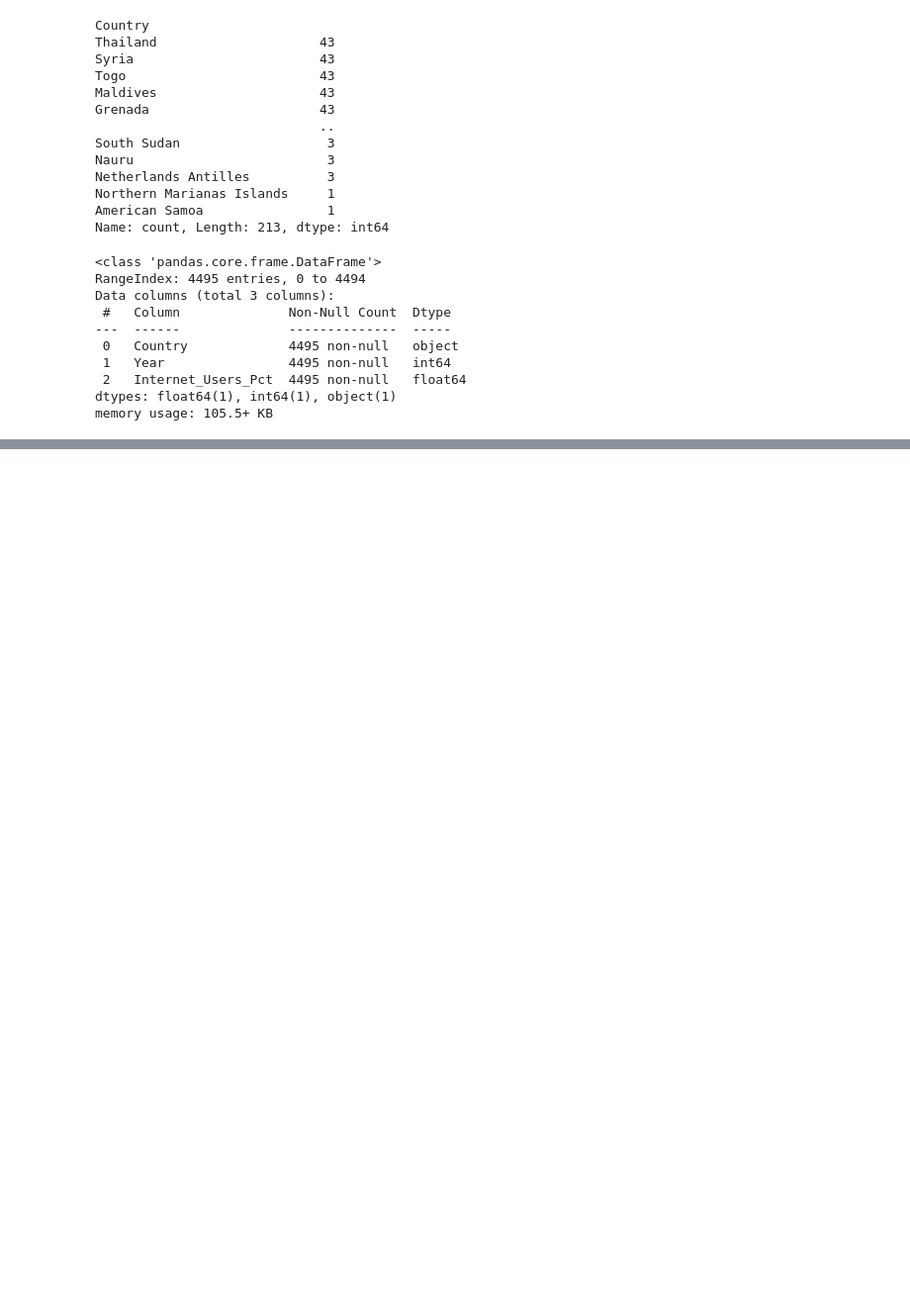
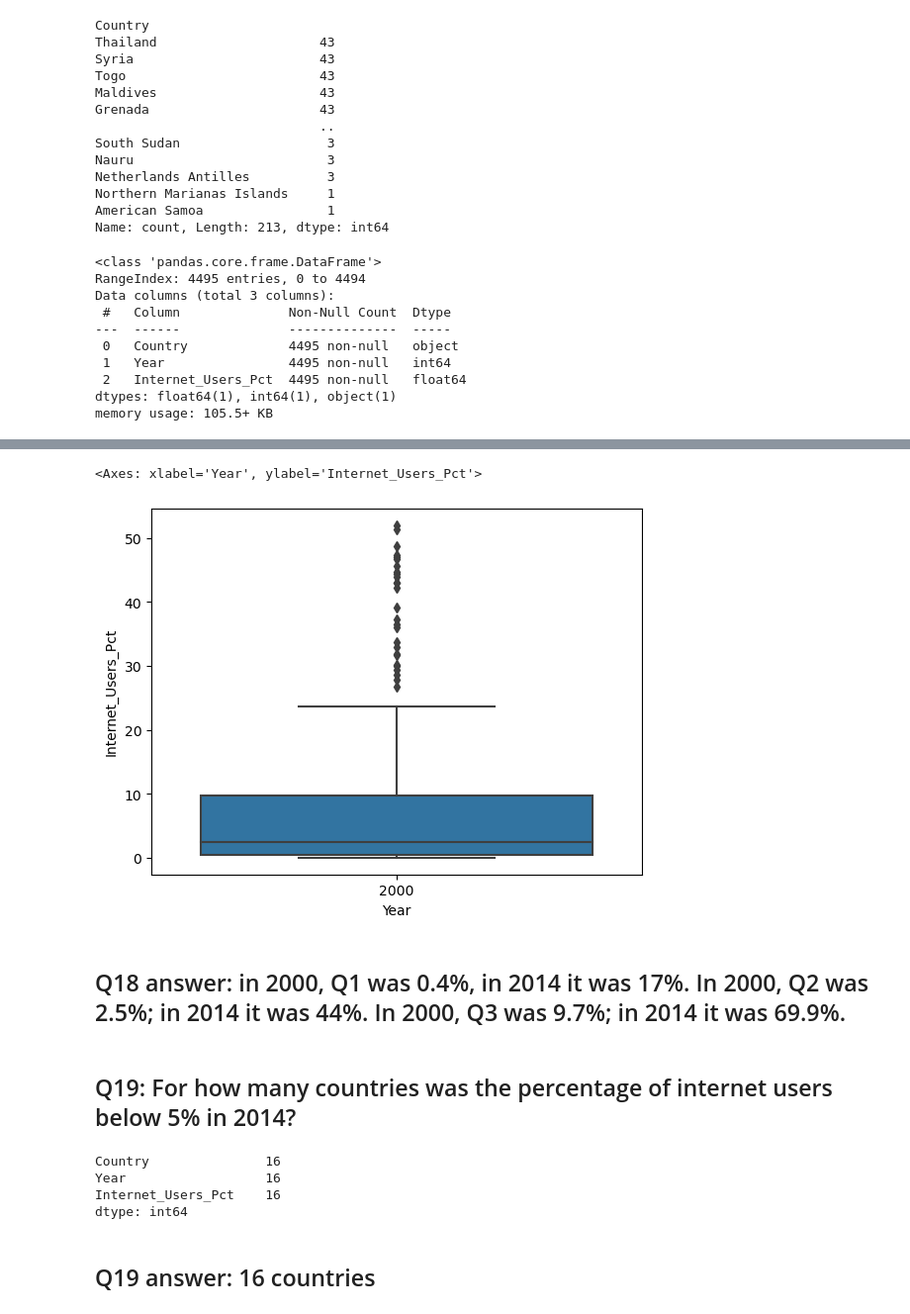
Before and after one commit to NSS-Data-Analytics-Cohort-11/undata-eemchadwick, a Jupyter notebook: notebook/UN_data_analysis.ipynb, the cells around one changed output, grey strips where cells are left out. Shown at 99% size. Saved outputs shown, nothing was run; the diff lists cells and outputs as text; code cells hidden in the pictures; blank space fills up the shorter version.

```diff
--- a/notebook/UN_data_analysis.ipynb
+++ b/notebook/UN_data_analysis.ipynb
@@ -1016,0 +822,19 @@ gdp_and_internet_use_2014.groupby('GDP_group')['Internet_Users_Pct'].median().re
+# %%
+#sns.boxplot( x=gdp_decades["Year"], y=gdp_decades["GDP_Per_Capita"] )
+sns.boxplot(x=int_2000['Year'], y=int_2000['Internet_Users_Pct'])
+# %% [output]
+<Axes: xlabel='Year', ylabel='Internet_Users_Pct'>
+[figure, added]
+# %% [markdown]
+## Q18 answer: in 2000, Q1 was 0.4%, in 2014 it was 17%. In 2000, Q2 was 2.5%; in 2014 it was 44%. In 2000, Q3 was 9.7%; in 2014 it was 69.9%.
+# %% [markdown]
+## Q19: For how many countries was the percentage of internet users below 5% in 2014?
+# %%
+int_2014[int_2014["Internet_Users_Pct"] < 5.0].count()
+# %% [output]
+Country               16
+Year                  16
+Internet_Users_Pct    16
+dtype: int64
+# %% [markdown]
+## Q19 answer: 16 countries
```
Also changed, not shown: parts of 91 cells of this notebook.
